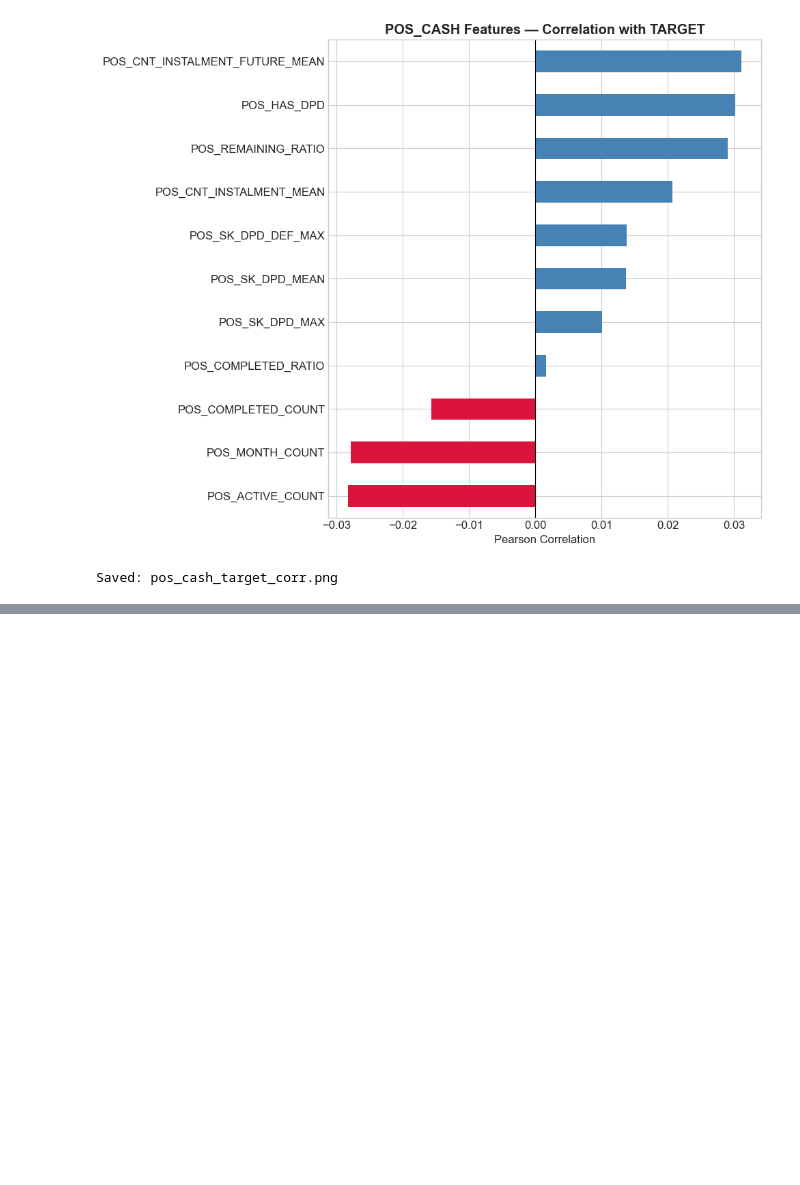
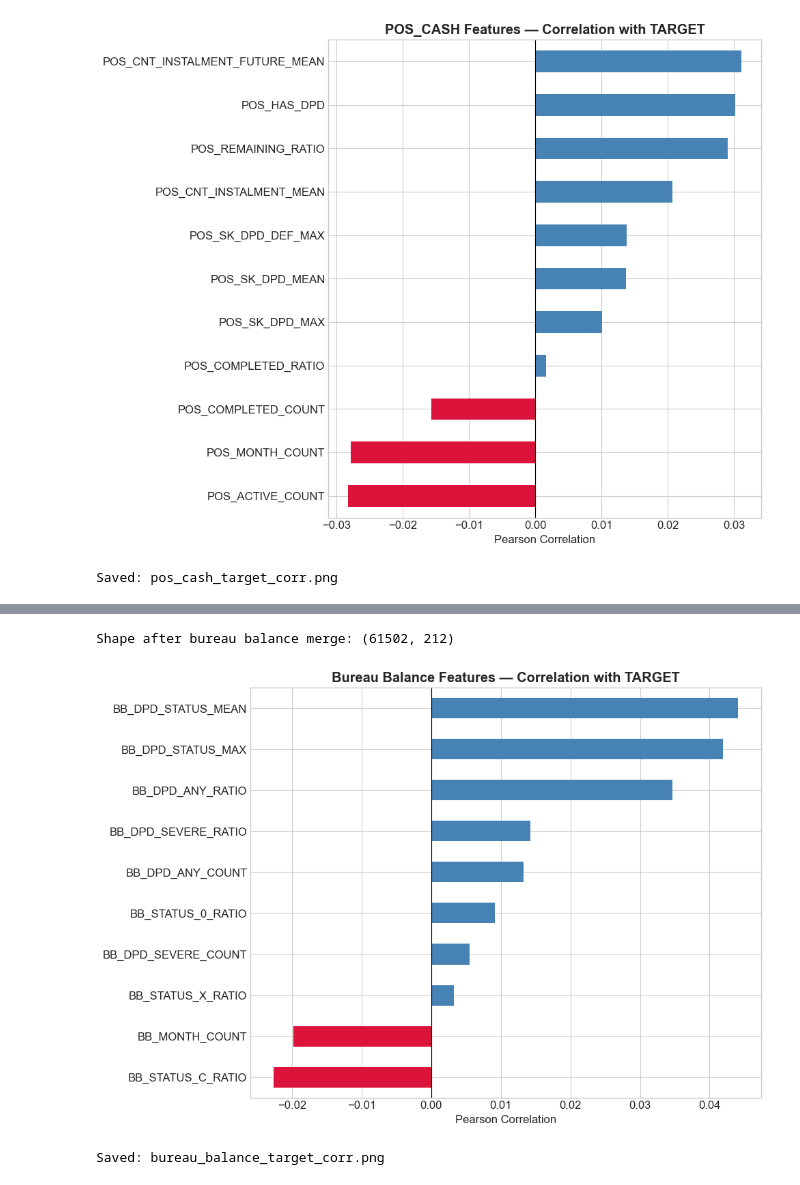
Before and after one commit to busrakurunceng/Ai_Credit_Risk, a Jupyter notebook: notebooks/02_feature_engineering.ipynb, the cells around one changed output, grey strips where cells are left out. Cells and saved outputs as stored; diff of their text form; code cells hidden in the pictures; blank space fills up the shorter version.

```diff
--- a/notebooks/02_feature_engineering.ipynb
+++ b/notebooks/02_feature_engineering.ipynb
@@ -681 +763,30 @@ Saved: pos_cash_target_corr.png
+# %%
+# Merge bureau balance features into the main table
+df = df.merge(bb_agg, on='SK_ID_CURR', how='left')
+
+bb_fill_zero = [c for c in bb_agg.columns if c != 'SK_ID_CURR' and
+                any(k in c for k in ['COUNT', 'HAS_', 'RATIO'])]
+df[bb_fill_zero] = df[bb_fill_zero].fillna(0)
+
+print(f"Shape after bureau balance merge: {df.shape}")
+# %% [output]
+Shape after bureau balance merge: (61502, 212)
+# %%
+# Visualize bureau balance features: correlation with TARGET
+bb_feat_cols = [c for c in bb_agg.columns if c != 'SK_ID_CURR']
+bb_corr = df[['TARGET'] + bb_feat_cols].corr()['TARGET'].drop('TARGET').sort_values()
+
+fig, ax = plt.subplots(figsize=(10, 7))
+colors = ['crimson' if v < 0 else 'steelblue' for v in bb_corr.values]
+bb_corr.plot.barh(ax=ax, color=colors)
+ax.set_title('Bureau Balance Features — Correlation with TARGET', fontweight='bold')
+ax.set_xlabel('Pearson Correlation')
+ax.axvline(x=0, color='black', linewidth=0.8)
+plt.tight_layout()
+plt.savefig(os.path.join(PLOT_DIR, 'bureau_balance_target_corr.png'), dpi=150, bbox_inches='tight')
+plt.show()
+print('Saved: bureau_balance_target_corr.png')
+# %% [output]
+[figure, added]
+Saved: bureau_balance_target_corr.png
 # %% [markdown]
```
Also changed, not shown: parts of 8 cells of this notebook, 1 other file.
